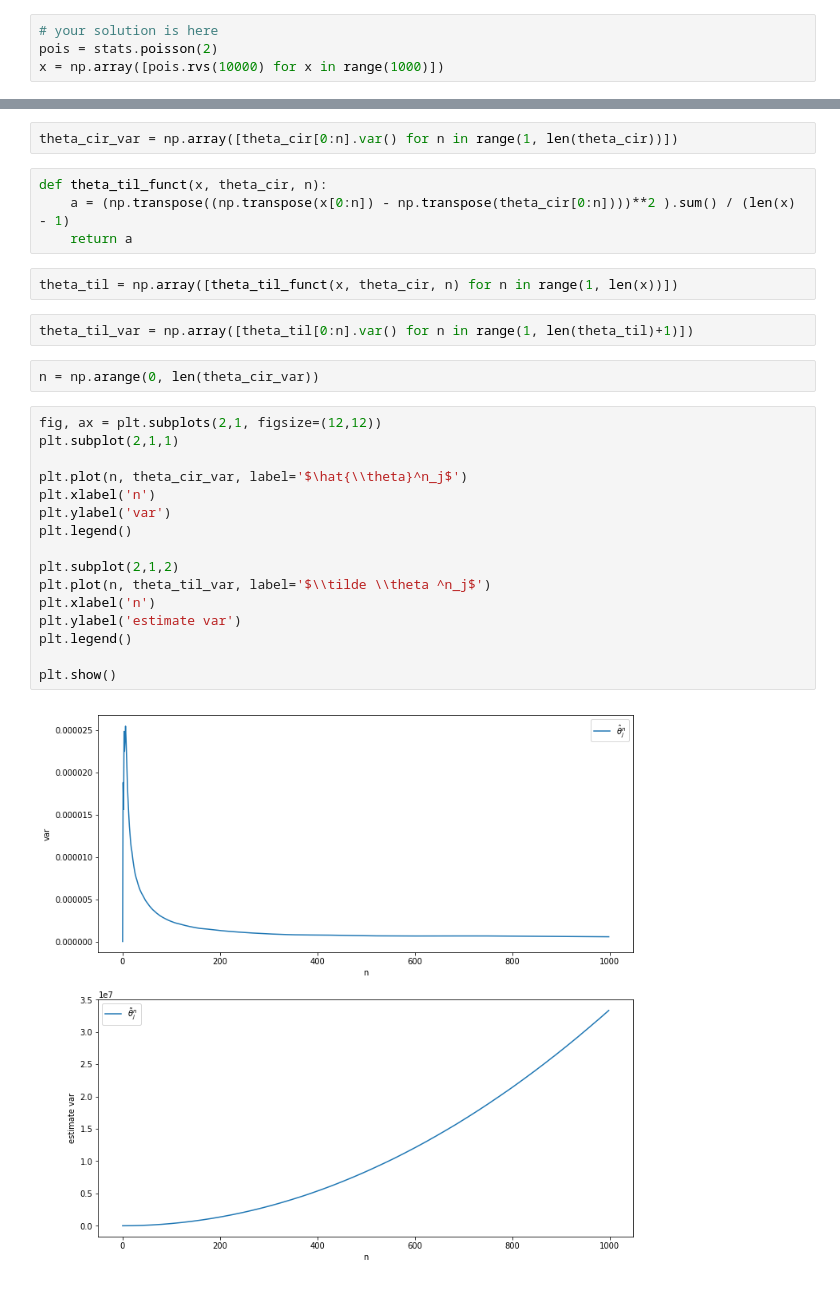
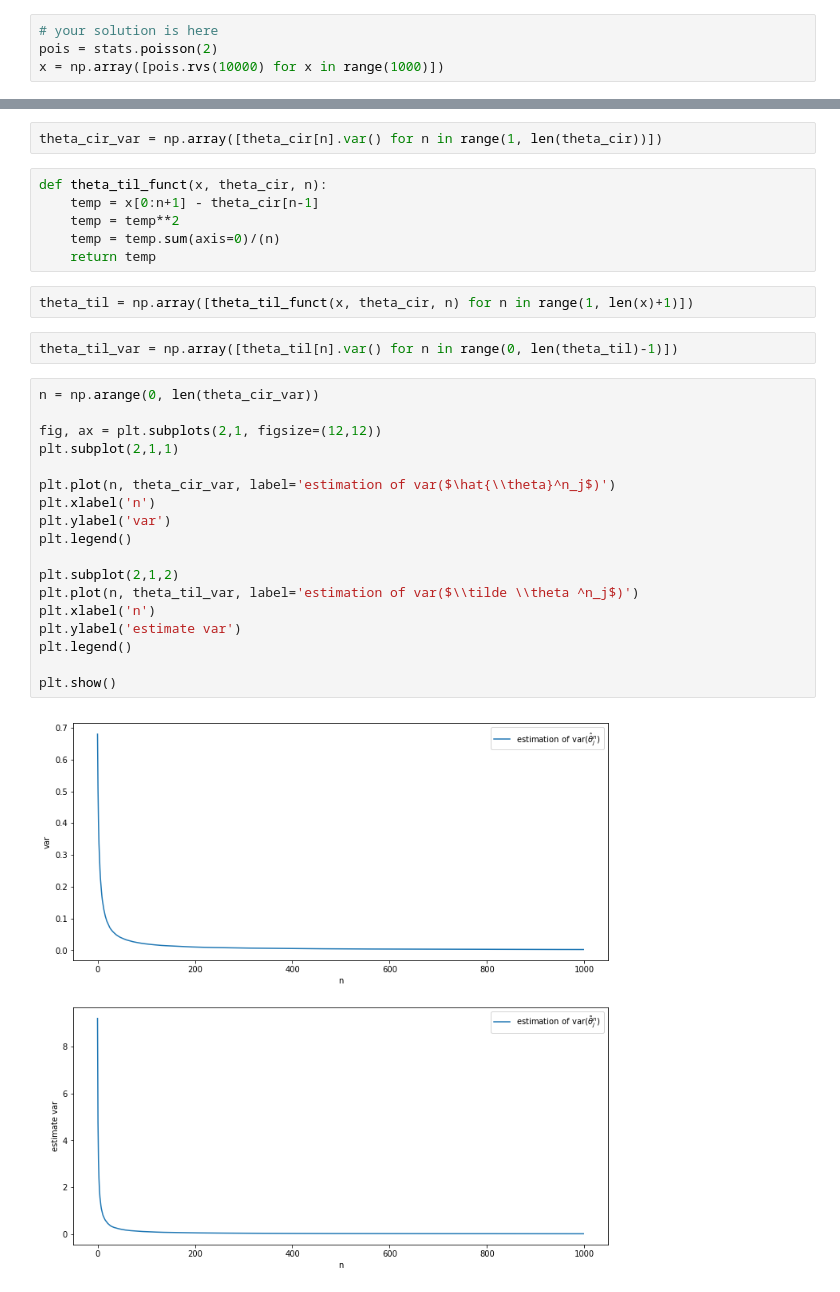
Before and after one commit to pastashkin/netology_python, a Jupyter notebook: homeworks/hw10(2).ipynb, the cells around one changed output, grey strips where cells are left out. Drawn from its saved outputs; the diff is of its cells as text.

```diff
--- a/homeworks/hw10(2).ipynb
+++ b/homeworks/hw10(2).ipynb
@@ -214,30 +214,32 @@ theta_cir = np.array([x[0:n+1].mean() for n in range(1, len(x)+1)])
 # %%
-theta_cir_var = np.array([theta_cir[0:n].var() for n in range(1, len(theta_cir))])
+theta_cir_var = np.array([theta_cir[n].var() for n in range(1, len(theta_cir))])
 # %%
 def theta_til_funct(x, theta_cir, n):
-    a = (np.transpose((np.transpose(x[0:n]) - np.transpose(theta_cir[0:n])))**2 ).sum() / (len(x) - 1)
-    return a
+    temp = x[0:n+1] - theta_cir[n-1]
+    temp = temp**2
+    temp = temp.sum(axis=0)/(n)
+    return temp
 # %%
-theta_til = np.array([theta_til_funct(x, theta_cir, n) for n in range(1, len(x))])
+theta_til = np.array([theta_til_funct(x, theta_cir, n) for n in range(1, len(x)+1)])
 # %%
-theta_til_var = np.array([theta_til[0:n].var() for n in range(1, len(theta_til)+1)])
+theta_til_var = np.array([theta_til[n].var() for n in range(0, len(theta_til)-1)])
-# %%
-n = np.arange(0, len(theta_cir_var))
 # %%
+n = np.arange(0, len(theta_cir_var))
+
 fig, ax = plt.subplots(2,1, figsize=(12,12))
 plt.subplot(2,1,1)
 
-plt.plot(n, theta_cir_var, label='$\hat{\\theta}^n_j$')
+plt.plot(n, theta_cir_var, label='estimation of var($\hat{\\theta}^n_j$)')
 plt.xlabel('n')
 plt.ylabel('var')
 plt.legend()
 
 plt.subplot(2,1,2)
-plt.plot(n, theta_til_var, label='$\\tilde \\theta ^n_j$')
+plt.plot(n, theta_til_var, label='estimation of var($\\tilde \\theta ^n_j$)')
 plt.xlabel('n')
 plt.ylabel('estimate var')
 plt.legend()
 
 plt.show()
 # %% [output]
-[figure, old version]
+[figure, new version]
```
Also changed, not shown: parts of 1 cell of this notebook, 2 other files.
